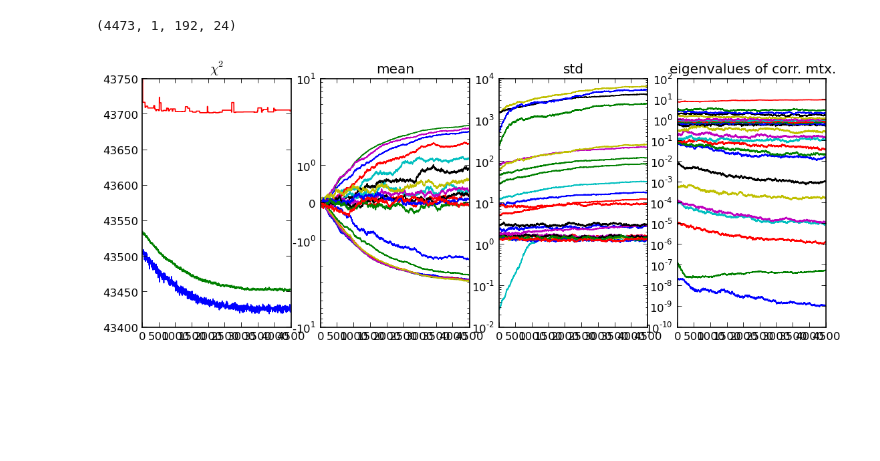
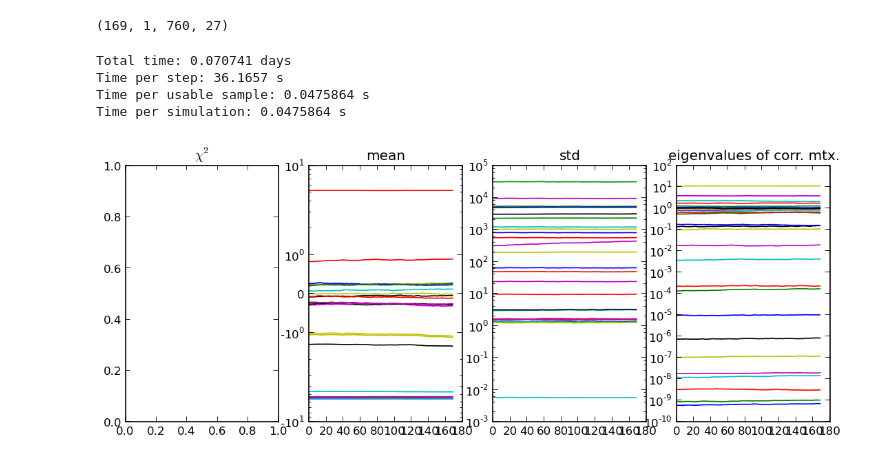
Before and after one commit to aarchiba/triplesystem, a Jupyter notebook: n-emcee-output.ipynb, the cells around one changed output. Cells and saved outputs as stored; diff of their text form; code cells hidden in the pictures; blank space fills up the shorter version.

```diff
--- a/n-emcee-output.ipynb
+++ b/n-emcee-output.ipynb
@@ -32,18 +32,39 @@ def load(jobid,thin=1):
     return np.array(offsets), np.array(probs)
 # %%
 #F = threebody.Fitter("0337+17-scott-2013-06-06",tzrmjd_middle=True,use_delta=True)
-F = threebody.Fitter("0337+17-scott-2013-06-06",tzrmjd_middle='weighted',use_delta=False)
+#F = threebody.Fitter("0337+17-scott-2013-06-06",tzrmjd_middle='weighted',ppn_mode='GR')
+F = threebody.Fitter("0337+17-scott-2013-06-06",tzrmjd_middle='weighted',ppn_mode='heavysimple')
 # %%
 #jobid = "862" # Massive full run, no delta; converged
 #jobid = "863" # with delta, still converging
 #jobid = "870" # started from full run, using 40 temps
-jobid = "884" # Including GR
+#jobid = "945" # Including GR, not fully converged
+#jobid = "947" # Including GR
+#jobid = "960" # heavysimple, long, not quite converged
+jobid = "964" # heavysimple
 job_dir = glob(os.path.join("emcee-chains",jobid+".*"))[0]
 full_offsets, full_prob = load(jobid)
 print full_offsets.shape
 offsets, prob = full_offsets[:,0], full_prob[:,0]
 # %% [output]
-(4473, 1, 192, 24)
+(169, 1, 760, 27)
+# %%
+first_time = np.inf
+last_time = -np.inf
+for f in glob(os.path.join("emcee-chains",jobid+".*","*-pos.npy")):
+    t = os.stat(f).st_mtime
+    first_time = min(t,first_time)
+    last_time = max(t,last_time)
+elapsed_time = float(last_time-first_time)
+print "Total time: %f days" % (elapsed_time/86400.)
+print "Time per step: %g s" % (elapsed_time/full_offsets.shape[0])
+print "Time per usable sample: %g s" % (elapsed_time/(full_offsets.shape[0]*full_offsets.shape[2]))
+print "Time per simulation: %g s" % (elapsed_time/(full_offsets.shape[0]*full_offsets.shape[1]*full_offsets.shape[2]))
+# %% [output]
+Total time: 0.070741 days
+Time per step: 36.1657 s
+Time per usable sample: 0.0475864 s
+Time per simulation: 0.0475864 s
 # %%
 Fbp = np.load(os.path.join(job_dir,"best_parameters.npy"))
 warned = False
@@ -55,35 +76,36 @@ for (i,p) in enumerate(F.parameters):
 if len(F.parameters)!=offsets.shape[-1]:
     raise ValueError("Mismatch in parameters between F and stored values")
 # %%
+chi2_skip = 400
 plt.subplot(141)
-plt.plot(-2*1.3**2*np.amax(prob,axis=1))
-plt.plot(-2*1.3**2*np.mean(prob,axis=1))
-plt.plot(-2*1.3**2*np.amin(prob,axis=1))
+plt.plot(np.arange(len(prob))[chi2_skip:],-2*1.3**2*np.amax(prob[chi2_skip:],axis=1))
+plt.plot(np.arange(len(prob))[chi2_skip:],-2*1.3**2*np.mean(prob[chi2_skip:],axis=1))
+plt.plot(np.arange(len(prob))[chi2_skip:],-2*1.3**2*np.amin(prob[chi2_skip:],axis=1))
 plt.title("$\chi^2$")
 for (i,p) in enumerate(F.parameters):
     e = F.best_errors[p]
     plt.subplot(142)
     plt.title("mean")
     plt.plot(np.mean(offsets[...,i]/np.std(offsets[...,i]),axis=1))
     plt.subplot(143)
     plt.title("std")
     plt.semilogy(np.std(offsets[...,i]/e,axis=1))
 plt.subplot(142)
 plt.yscale('symlog',linthreshy=1)
 eigvals = []
 for j in range(offsets.shape[0]):
     s = np.array([F.best_errors[p]**(-1) for p in F.parameters])
     vals, vecs = scipy.linalg.eigh(np.corrcoef(offsets[j].T))
     eigvals.append(vals)
 eigvals = np.array(eigvals)
 for v in eigvals.T:
     plt.subplot(144)
     plt.title("eigenvalues of corr. mtx.")
     plt.semilogy(v)
 plt.gcf().set_size_inches(11,4)
 plt.savefig(os.path.join(job_dir,"progress.pdf"))
 # %% [output]
-[figure, old version]
+[figure, new version]
 # %%
 if full_offsets.shape[1]>1:
     pm = 'acosi_i'
```
Also changed, not shown: parts of 22 cells of this notebook, 12 other files.
